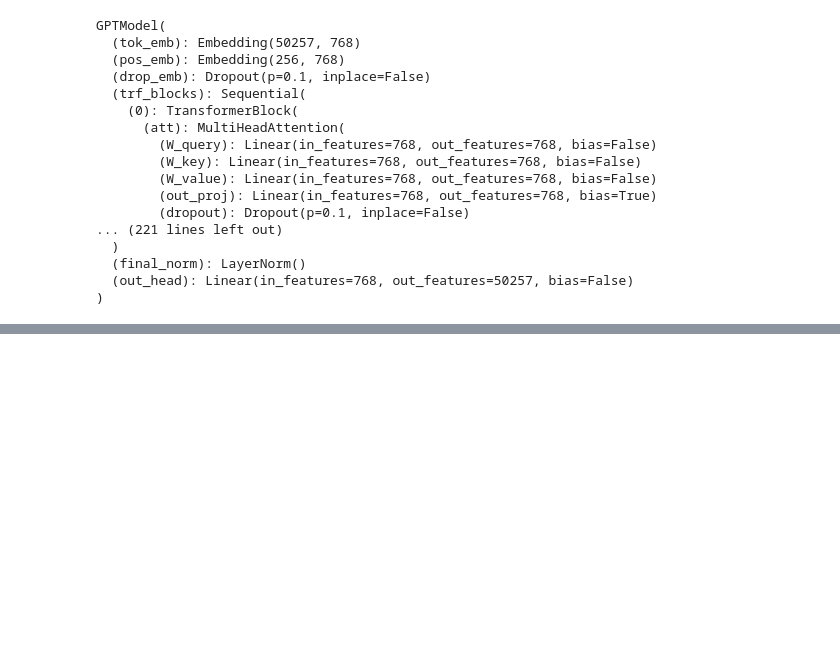
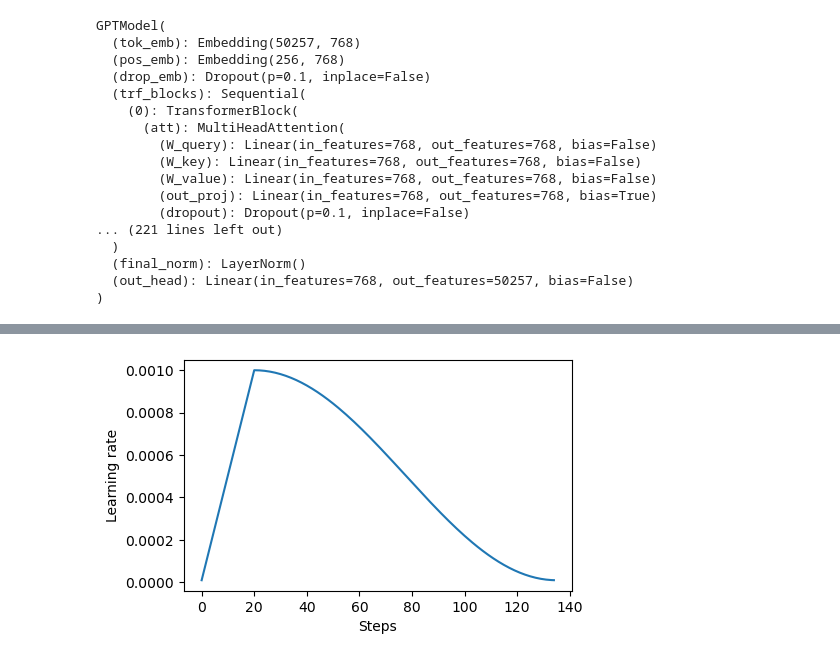
Before and after one commit to liuxin-James/llm-evaluation, a Jupyter notebook: more_exercise/tips_train.ipynb, the cells around one changed output, grey strips where cells are left out. Cells and saved outputs as stored; diff of their text form; code cells hidden in the pictures; blank space fills up the shorter version.

```diff
--- a/more_exercise/tips_train.ipynb
+++ b/more_exercise/tips_train.ipynb
@@ -62,0 +149,15 @@ val_loader = create_dataloader_v1(
+# %%
+# 在 PyTorch 的 clip_grad_norm_ 函数中应用 max_norm=1.0 设置可以确保梯度的范数不超过 1.0
+# https://github.com/skindhu/Build-A-Large-Language-Model-CN/blob/main/cn-Book/%E9%99%84%E5%BD%95D.%E7%BB%99%E8%AE%AD%E7%BB%83%E5%BE%AA%E7%8E%AF%E6%B7%BB%E5%8A%A0%E9%AB%98%E7%BA%A7%E6%8A%80%E5%B7%A7.md
+'''
+3: 梯度裁剪
+该方法涉及设置一个阈值，当梯度超过该阈值时，会被缩小到预定的最大幅度。
+这个过程确保了反向传播期间模型参数的更新保持在一个可控的范围内，增强了LLM训练期间的稳定性。
+'''
+
+from ch_5.ch5 import calc_loss_batch
+
+torch.manual_seed(123)
+model = GPTModel(GPT_CONFIG_124M)
+loss = calc_loss_batch(input_batch, target_batch, model, device)
+loss.backward()
@@ -62,0 +267,18 @@ val_loader = create_dataloader_v1(
+# %%
+import tiktoken
+
+torch.manual_seed(123)
+model = GPTModel(GPT_CONFIG_124M)
+model.to(device)
+
+peak_lr = 0.001  # this was originally set to 5e-4 in the book by mistake
+optimizer = torch.optim.AdamW(model.parameters(), lr=peak_lr, weight_decay=0.1)  # the book accidentally omitted the lr assignment
+tokenizer = tiktoken.get_encoding("gpt2")
+
+n_epochs = 15
+train_losses, val_losses, tokens_seen, lrs = train_model(
+    model, train_loader, val_loader, optimizer, device, n_epochs=n_epochs,
+    eval_freq=5, eval_iter=1, start_context="Every effort moves you",
+    tokenizer=tokenizer, warmup_steps=warmup_steps,
+    initial_lr=1e-5, min_lr=1e-5
+)
@@ -62,0 +303,9 @@ val_loader = create_dataloader_v1(
+# %%
+# 画出学习率的曲线
+plt.figure(figsize=(5, 3))
+plt.plot(range(len(lrs)), lrs)
+plt.ylabel("Learning rate")
+plt.xlabel("Steps")
+plt.show()
+# %% [output]
+[figure, added]
```
Also changed, not shown: parts of 9 cells of this notebook.
